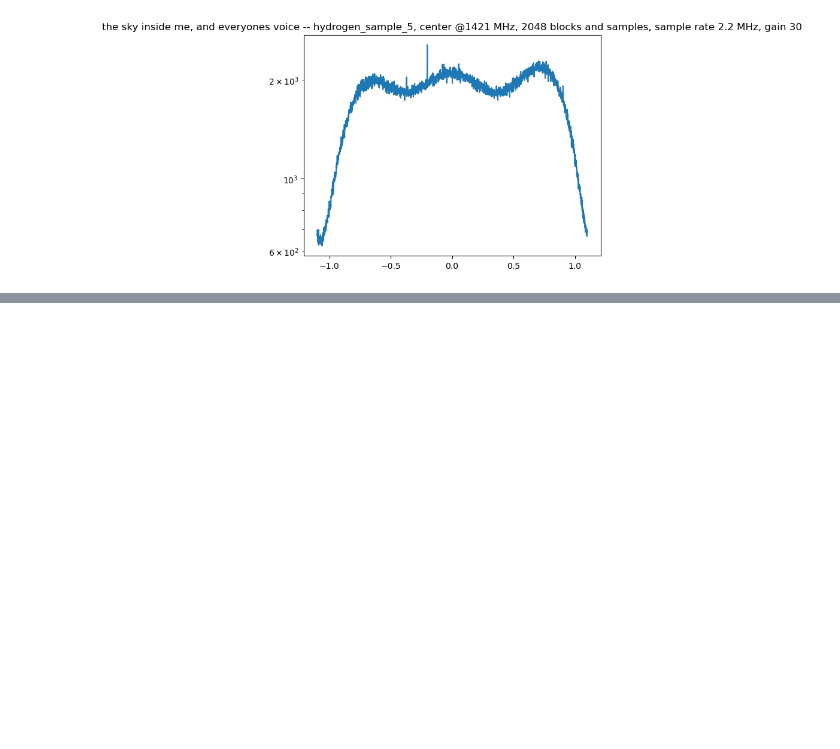
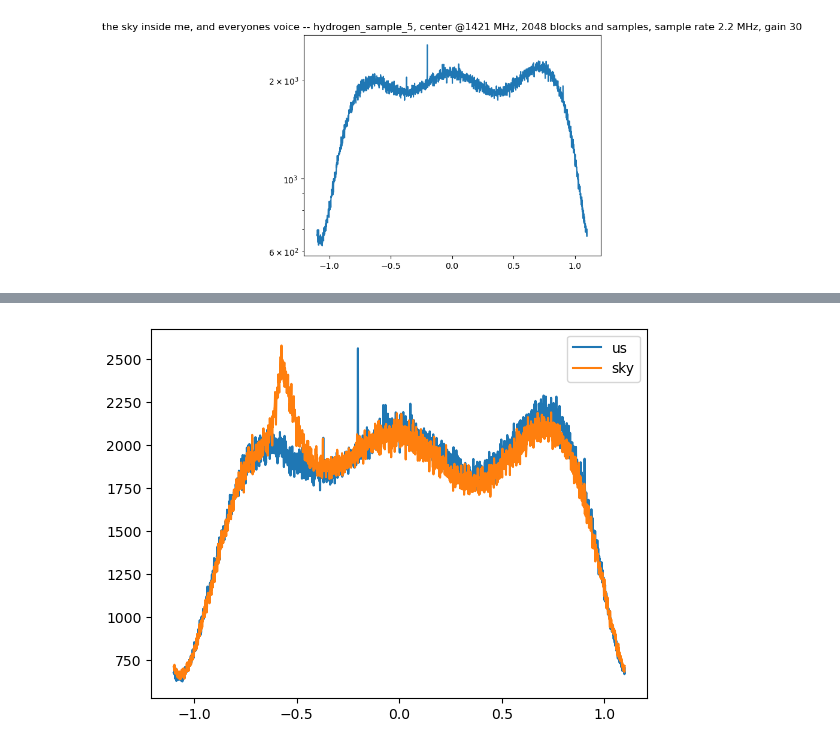
Before and after one commit to Quetzalcoatl42/Radio-23, a Jupyter notebook: Lab_2/Untitled.ipynb, the cells around one changed output, grey strips where cells are left out. Drawn from its saved outputs; the diff is of its cells as text; code cells hidden in the pictures; blank space fills up the shorter version.

```diff
--- a/Lab_2/Untitled.ipynb
+++ b/Lab_2/Untitled.ipynb
@@ -95,0 +101,8 @@ plt.show()
+# %%
+
+plt.plot(fft_freq, avg_us, label = 'us')
+plt.plot(fft_freq, avg_sky, label = 'sky')
+plt.legend()
+plt.show()
+# %% [output]
+[figure, added]
```
Also changed, not shown: parts of 2 cells of this notebook.
